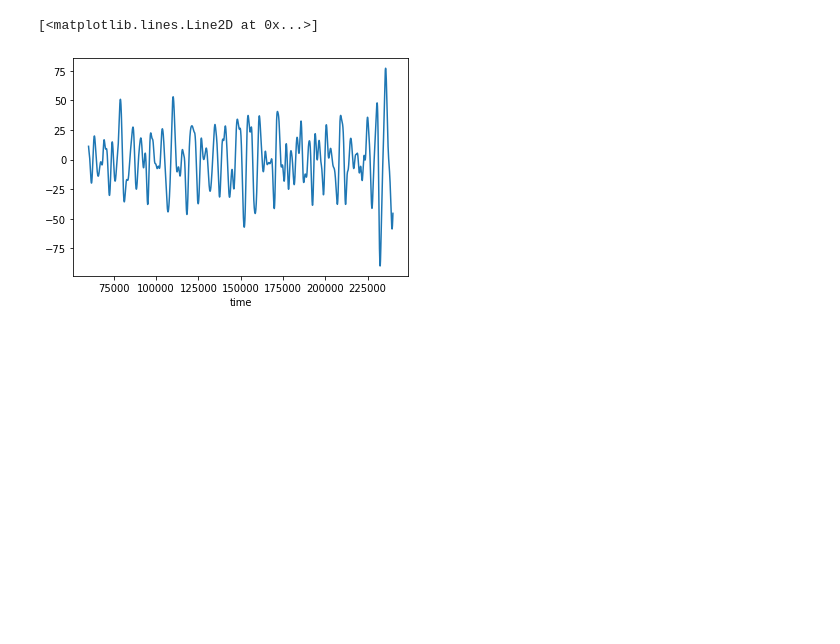
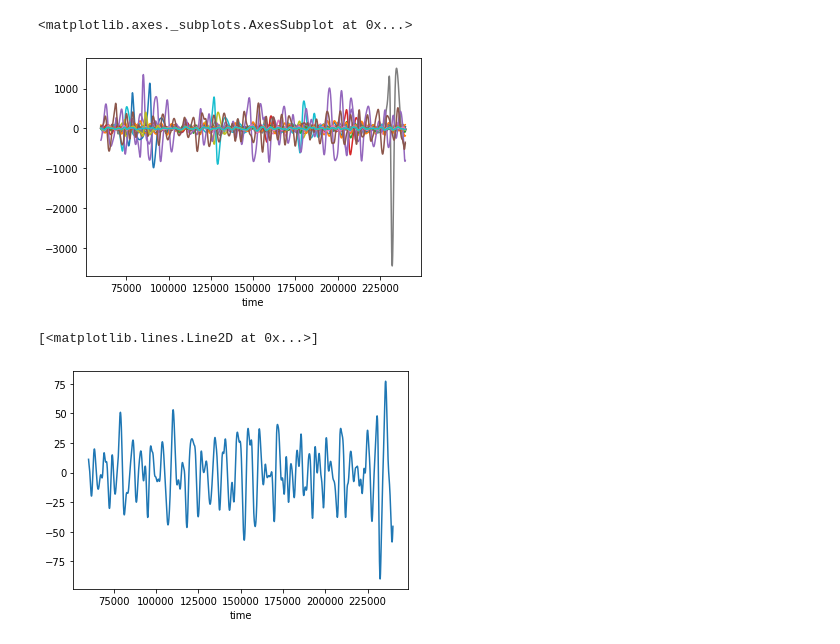
Before and after one commit to kartikey-vyas/GI-timeseries-classification, a Jupyter notebook: 1.0-kv-loading-data.ipynb, the cells around one changed output. Drawn from its saved outputs; the diff is of its cells as text; code cells hidden in the pictures; blank space fills up the shorter version.

```diff
--- a/1.0-kv-loading-data.ipynb
+++ b/1.0-kv-loading-data.ipynb
@@ -19,8 +19,11 @@ time.columns = ['time']
 df_ts = pd.concat([time, data], axis=1)
 df_ts = df_ts.set_index('time')
 # %%
-# what does the signal data look like
-on one chartdf_ts.plot(legend=False)
+# what does the signal data look like on one chart
+df_ts.plot(legend=False)
+# %% [output]
+<matplotlib.axes._subplots.AxesSubplot at 0x...>
+[figure, added]
 # %%
 # what does the mean signal look like
 ts_mean = df_ts.iloc[:,1:].mean(axis=1)
```
Also changed, not shown: 6 other files.
